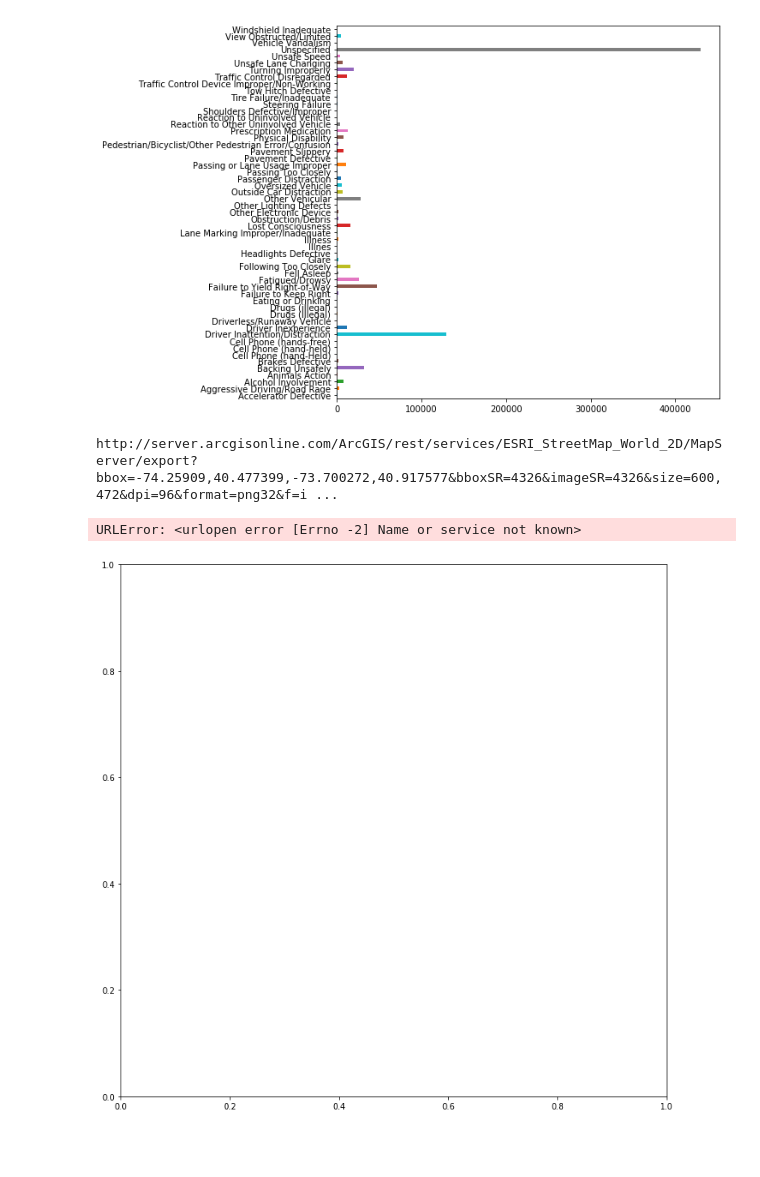
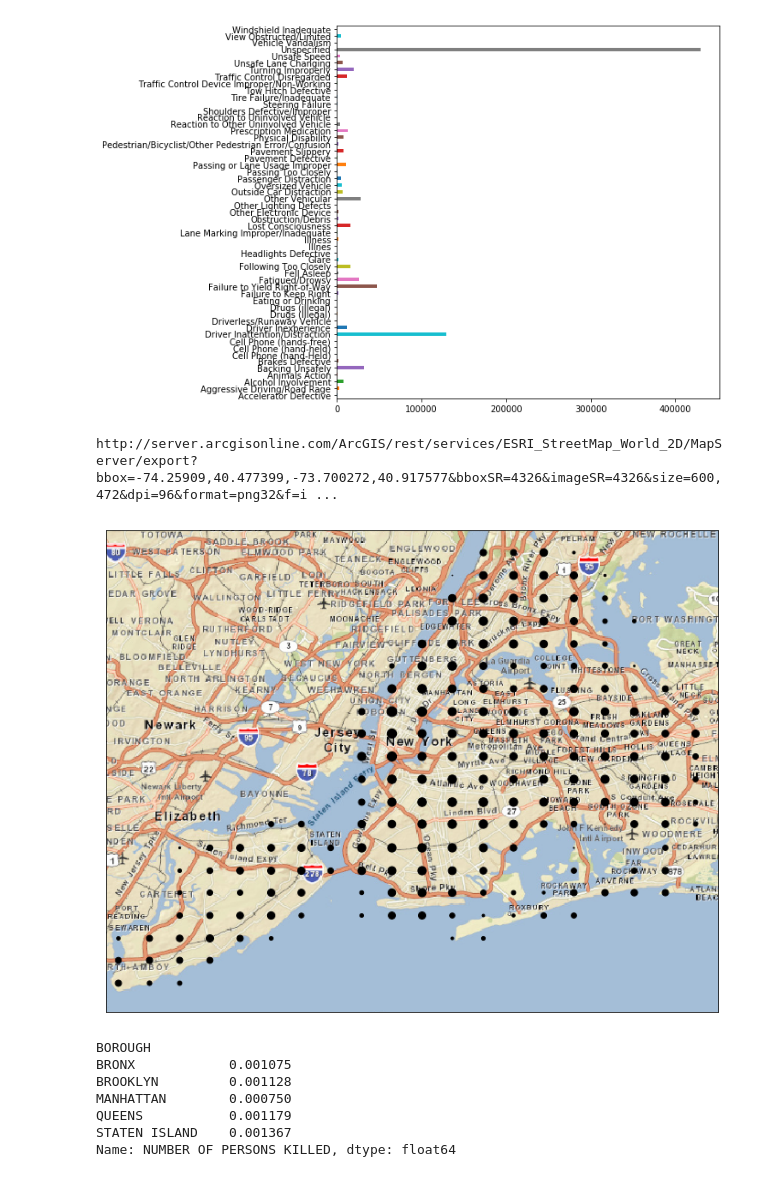
Before and after one commit to udacity/sapient-webinar, a Jupyter notebook: collisions.ipynb, the cells around one changed output. Saved outputs shown, nothing was run; the diff lists cells and outputs as text; code cells hidden in the pictures; blank space fills up the shorter version.

```diff
--- a/collisions.ipynb
+++ b/collisions.ipynb
@@ -313,16 +314,14 @@ uniq_binned_lats  = binned_lats.unique()
 # %%
 plt.figure(figsize=(12, 12))
 m = Basemap(projection='cyl', resolution='c', llcrnrlon=-74.259090, llcrnrlat=40.477399, urcrnrlon=-73.700272, urcrnrlat=40.917577, area_thresh=0.01)
 m.arcgisimage(service='ESRI_StreetMap_World_2D', xpixels=600, verbose=True)
 for long in uniq_binned_longs:
     for lat in uniq_binned_lats:
         count = ((binned_longs == long) & (binned_lats == lat)).sum()
-    if count > 0:
-        print(count)
-        x,y = m(long,lat)
-        m.plot(x,y,'ko',markersize=min(10,count))
+        if count > 0:
+            x,y = m(long,lat)
+            m.plot(x,y,'ko',markersize=np.log(count))
 plt.show()
 # %% [output]
 http://server.arcgisonline.com/ArcGIS/rest/services/ESRI_StreetMap_World_2D/MapServer/export?bbox=-74.25909,40.477399,-73.700272,40.917577&bboxSR=4326&imageSR=4326&size=600,472&dpi=96&format=png32&f=i ...
-URLError: <urlopen error [Errno -2] Name or service not known>
-[figure, old version]
+[figure, new version]
@@ -328,0 +330,10 @@ URLError: <urlopen error [Errno -2] Name or service not known>
+# %%
+data.groupby(['BOROUGH'])['NUMBER OF PERSONS KILLED'].mean()
+# %% [output]
+BOROUGH
+BRONX            0.001075
+BROOKLYN         0.001128
+MANHATTAN        0.000750
+QUEENS           0.001179
+STATEN ISLAND    0.001367
+Name: NUMBER OF PERSONS KILLED, dtype: float64
```
Also changed, not shown: parts of 6 cells of this notebook.
